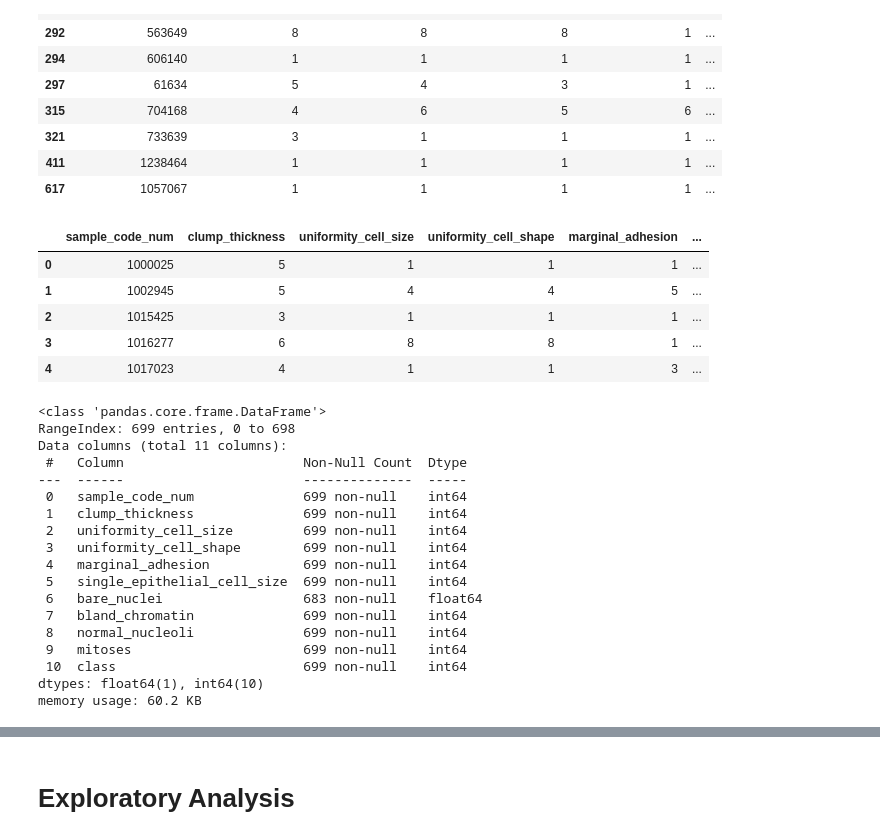
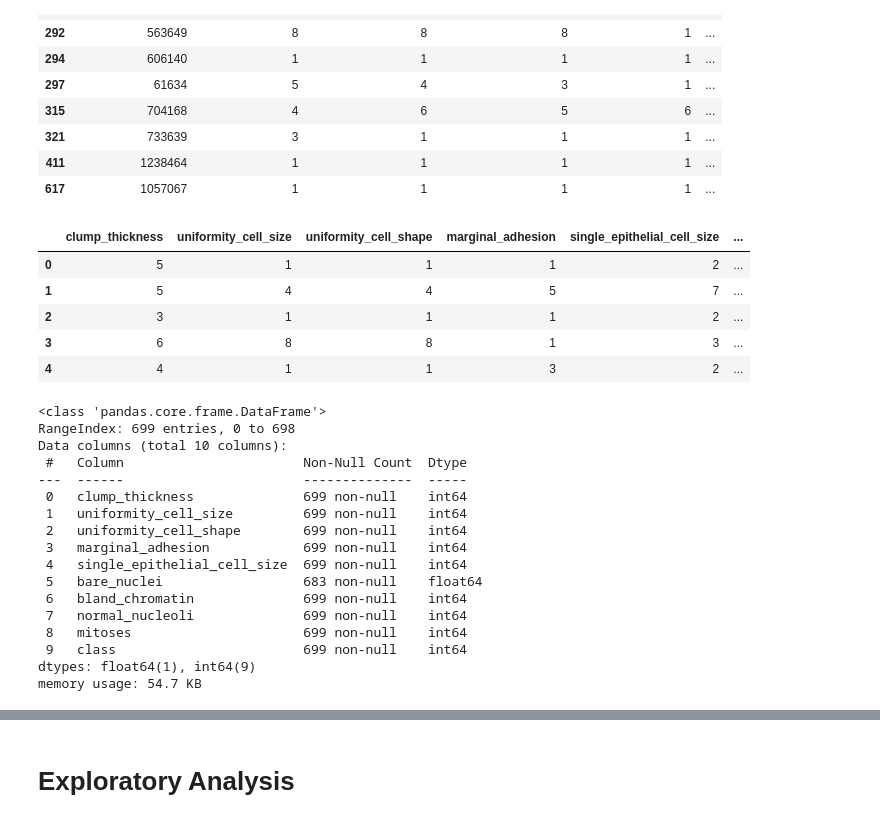
Before and after one commit to rromang/breast_cancer_classification, a Jupyter notebook: notebooks/initial.ipynb, the cells around one changed output, grey strips where cells are left out. Saved outputs shown, nothing was run; the diff lists cells and outputs as text; code cells hidden in the pictures.

```diff
--- a/notebooks/initial.ipynb
+++ b/notebooks/initial.ipynb
@@ -83,43 +83,43 @@ df[~df.bare_nuclei.str.isnumeric()]
 | 411 | 1238464 | 1 | 1 | 1 | 1 | ... |
 | 617 | 1057067 | 1 | 1 | 1 | 1 | ... |
 # %%
-#re-import data establishing ? as null
+#re-import data establishing ? as null; drop column for sample_code_num
 #----------------------------------------------
 df = pd.read_table("../data_from_source/breast-cancer-wisconsin.data",  na_values='?', sep=",", header=None,
                  names=["sample_code_num", "clump_thickness","uniformity_cell_size", "uniformity_cell_shape", \
                     "marginal_adhesion", 'single_epithelial_cell_size', "bare_nuclei", "bland_chromatin", \
                         "normal_nucleoli", "mitoses", 'class'])
-df.head()
+df_dropped = df.drop(columns=["sample_code_num"])
+df_dropped.head()
 # %% [output]
-|  | sample_code_num | clump_thickness | uniformity_cell_size | uniformity_cell_shape | marginal_adhesion | ... |
-| 0 | 1000025 | 5 | 1 | 1 | 1 | ... |
-| 1 | 1002945 | 5 | 4 | 4 | 5 | ... |
-| 2 | 1015425 | 3 | 1 | 1 | 1 | ... |
-| 3 | 1016277 | 6 | 8 | 8 | 1 | ... |
-| 4 | 1017023 | 4 | 1 | 1 | 3 | ... |
+|  | clump_thickness | uniformity_cell_size | uniformity_cell_shape | marginal_adhesion | single_epithelial_cell_size | ... |
+| 0 | 5 | 1 | 1 | 1 | 2 | ... |
+| 1 | 5 | 4 | 4 | 5 | 7 | ... |
+| 2 | 3 | 1 | 1 | 1 | 2 | ... |
+| 3 | 6 | 8 | 8 | 1 | 3 | ... |
+| 4 | 4 | 1 | 1 | 3 | 2 | ... |
 # %%
 #check dataframe info
 #----------------------------------------------
-df.info()
+df_dropped.info()
 # %% [output]
 <class 'pandas.core.frame.DataFrame'>
 RangeIndex: 699 entries, 0 to 698
-Data columns (total 11 columns):
+Data columns (total 10 columns):
  #   Column                       Non-Null Count  Dtype
 ---  ------                       --------------  -----
- 0   sample_code_num              699 non-null    int64
- 1   clump_thickness              699 non-null    int64
- 2   uniformity_cell_size         699 non-null    int64
- 3   uniformity_cell_shape        699 non-null    int64
- 4   marginal_adhesion            699 non-null    int64
- 5   single_epithelial_cell_size  699 non-null    int64
- 6   bare_nuclei                  683 non-null    float64
- 7   bland_chromatin              699 non-null    int64
- 8   normal_nucleoli              699 non-null    int64
- 9   mitoses                      699 non-null    int64
- 10  class                        699 non-null    int64
-dtypes: float64(1), int64(10)
-memory usage: 60.2 KB
+ 0   clump_thickness              699 non-null    int64
+ 1   uniformity_cell_size         699 non-null    int64
+ 2   uniformity_cell_shape        699 non-null    int64
+ 3   marginal_adhesion            699 non-null    int64
+ 4   single_epithelial_cell_size  699 non-null    int64
+ 5   bare_nuclei                  683 non-null    float64
+ 6   bland_chromatin              699 non-null    int64
+ 7   normal_nucleoli              699 non-null    int64
+ 8   mitoses                      699 non-null    int64
+ 9   class                        699 non-null    int64
+dtypes: float64(1), int64(9)
+memory usage: 54.7 KB
 # %%
 #find number of null values
 #----------------------------------------------
```
Also changed, not shown: parts of 23 cells of this notebook, 4 other files.
